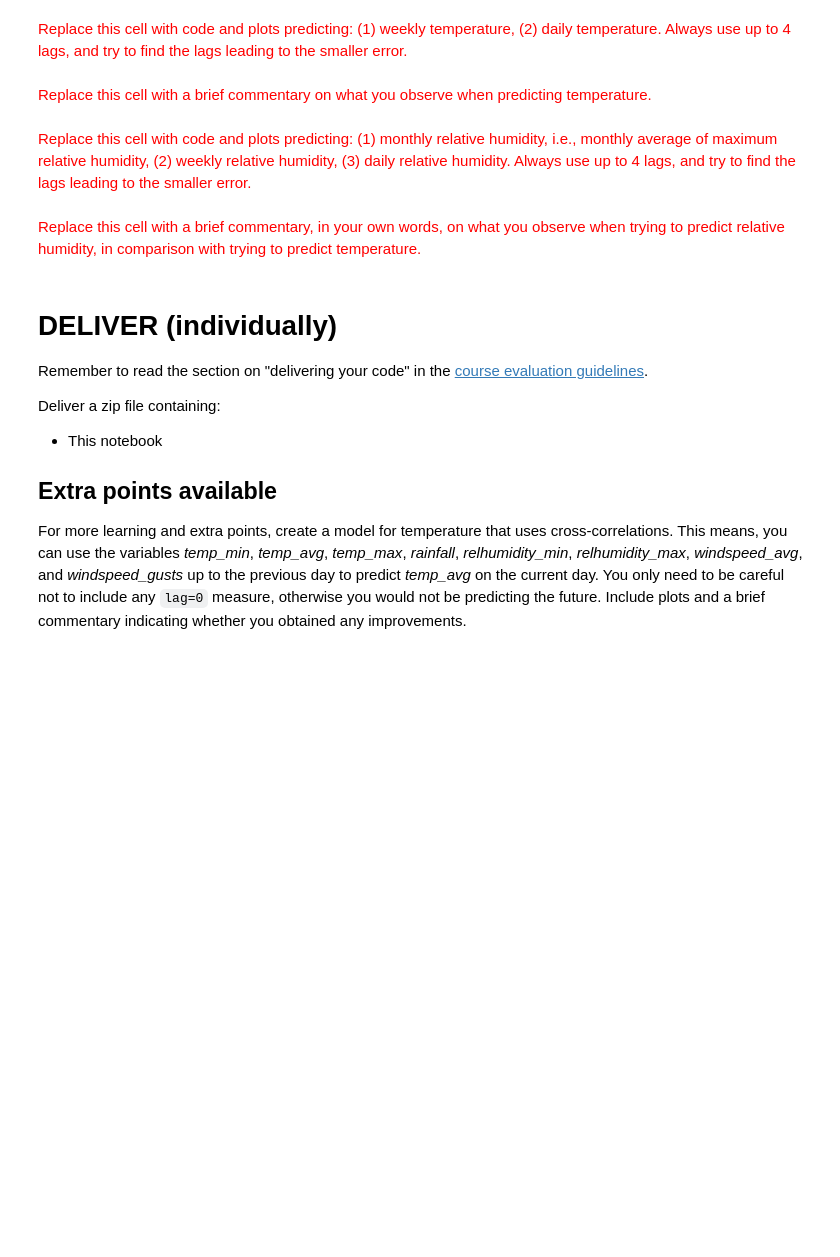
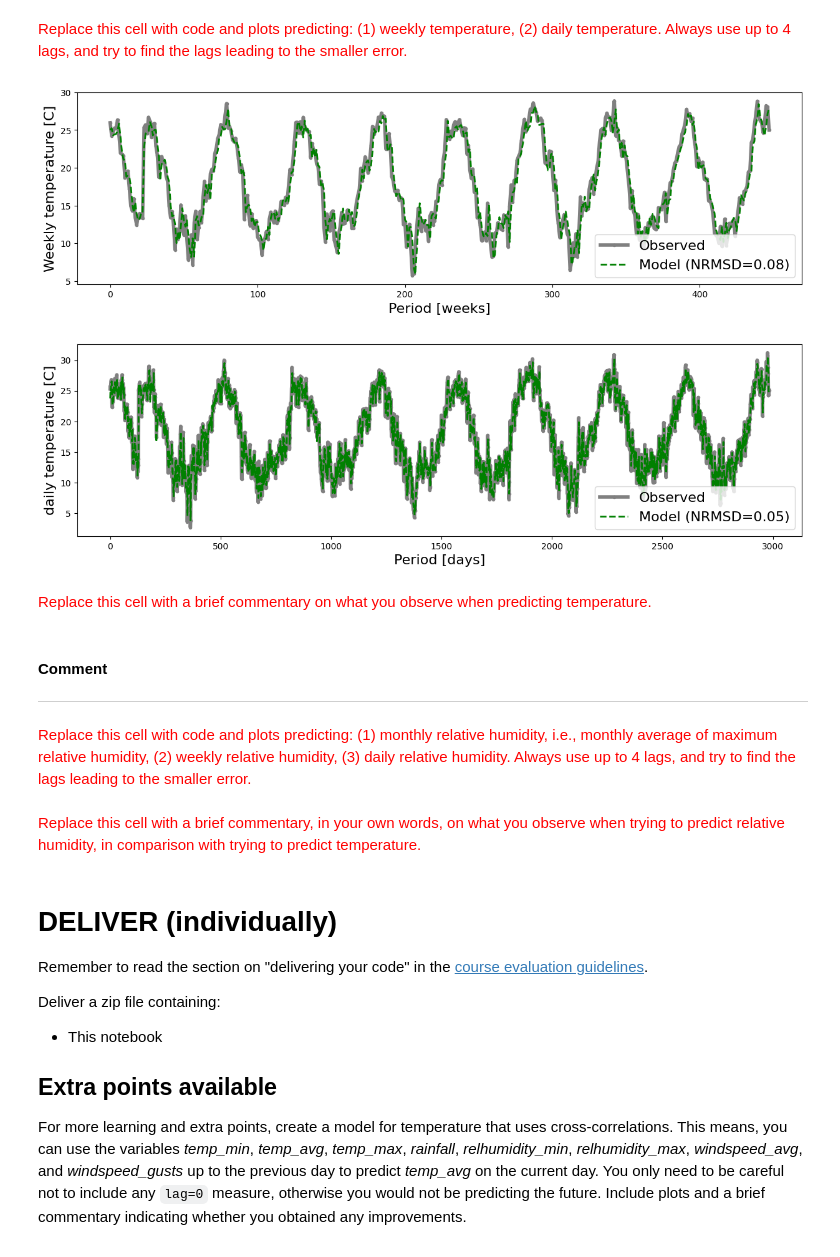
Before and after one commit to zsykk/datamining_2nd, a Jupyter notebook: ps09_forecasting.ipynb, the cells around one changed output. Saved outputs shown, nothing was run; the diff lists cells and outputs as text; code cells hidden in the pictures; blank space fills up the shorter version.

```diff
--- a/ps09_forecasting.ipynb
+++ b/ps09_forecasting.ipynb
@@ -878,6 +1014,29 @@ def prepare_matrices(series, lags):
 <font size="-1" color="gray">(Remove this cell when delivering.)</font>
 # %% [markdown]
 <font size="+1" color="red">Replace this cell with your code for "prepare_matrices"</font>
+# %%
+def prepare_matrices(series, lags):
+    y = []
+    X = []
+
+    for lag in lags:
+        assert(lag > 0)
+        assert(lag < len(series))
+
+    for i in range(np.max(lags), len(series)):
+        # YOUR CODE HERE
+        row = []
+        for lag in lags:
+            row.append(series[i-lag])
+
+        # Skipp the row that contains NaN
+        if any(isinstance(v, float) and math.isnan(v) for v in row + [series[i]]):
+            continue
+
+        X.append(row)
+        y.append(series[i])
+
+    return X, y
 # %% [markdown]
 Test your code. Given the series `[11, 15, 32, 37, 52, 54, 70, 89]` and lags `[2, 3]`, you should obtain:
 
@@ -958,6 +1123,9 @@ First, predict the monthly temperature. Set `lags_monthly_temperature = [...]` t
 <font size="-1" color="gray">(Remove this cell when delivering.)</font>
 # %% [markdown]
 <font size="+1" color="red">Replace this cell with your choice for "lags_monthly_temperature"</font>
+# %%
+lags_monthly_temperature = [i+1 for i in range(4)]
+# print(lags_monthly_temperature)
 # %%
 # LEAVE AS-IS
 
@@ -971,7 +1141,30 @@ plot_forecast(y, y_pred,
 # %% [markdown]
 <font size="+1" color="red">Replace this cell with code and plots predicting: (1) weekly temperature, (2) daily temperature. Always use up to 4 lags, and try to find the lags leading to the smaller error.</font>
+# %%
+(y_w, y_pred_w, nrmsd) = perform_forecast(weather_per_floating_week['temp_avg'],
+                                      lags_monthly_temperature)
+
+plot_forecast(y_w, y_pred_w,
+              xlabel="Period [weeks]",
+              ylabel="Weekly temperature [C]",
+              nrmsd=nrmsd)
+
+
+(y_d, y_pred_d, nrmsd) = perform_forecast(weather['temp_avg'],
+                                      lags_monthly_temperature)
+
+plot_forecast(y_d, y_pred_d,
+              xlabel="Period [days]",
+              ylabel="daily temperature [C]",
+              nrmsd=nrmsd)
+# %% [output]
+[figure, added]
+[figure, added]
 # %% [markdown]
 <font size="+1" color="red">Replace this cell with a brief commentary on what you observe when predicting temperature.</font>
+# %% [markdown]
+#### Comment
+*************
 # %% [markdown]
 <font size="+1" color="red">Replace this cell with code and plots predicting: (1) monthly relative humidity, i.e., monthly average of maximum relative humidity, (2) weekly relative humidity, (3) daily relative humidity. Always use up to 4 lags, and try to find the lags leading to the smaller error.</font>
 # %% [markdown]
```
Also changed, not shown: parts of 18 cells of this notebook.
